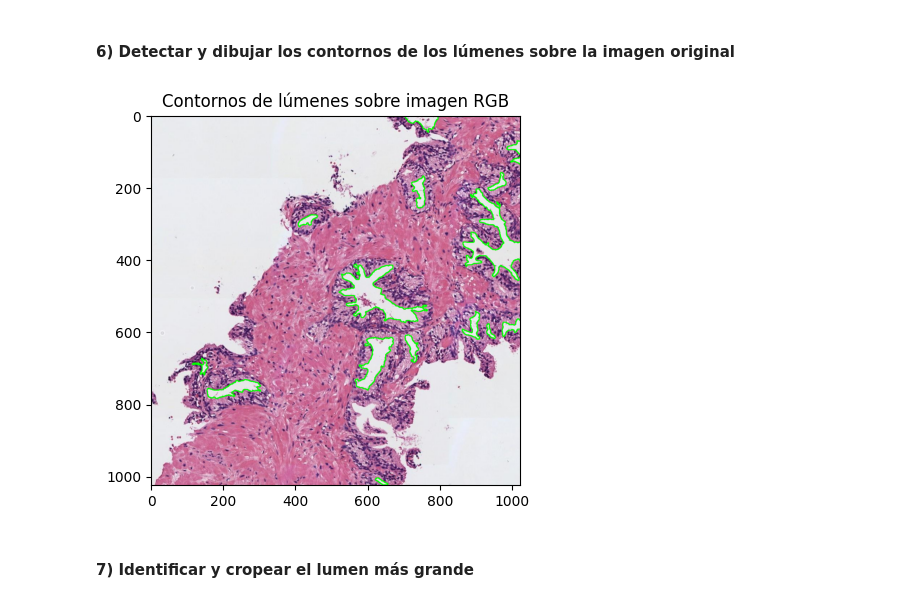
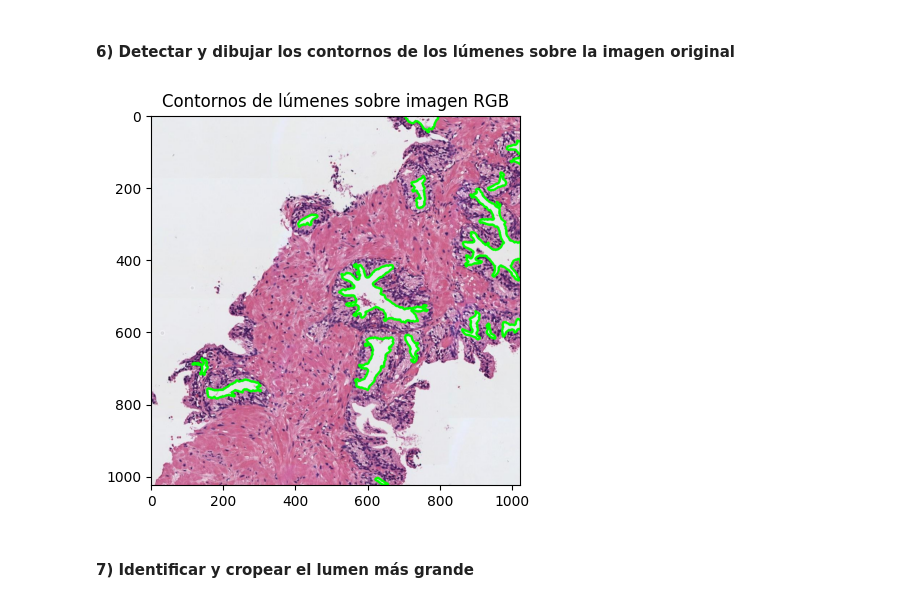
Before and after one commit to JoseJesusLaCasaNieto/Supervised_Learning, a Jupyter notebook: Actividad_C1_P1_LaCasaNieto_JoseJesus.ipynb, the cells around one changed output. Drawn from its saved outputs; the diff is of its cells as text; code cells hidden in the pictures.

```diff
--- a/Actividad_C1_P1_LaCasaNieto_JoseJesus.ipynb
+++ b/Actividad_C1_P1_LaCasaNieto_JoseJesus.ipynb
@@ -159,17 +159,17 @@ plt.show()
 # %%
 # Dibujar los contornos de los lúmenes en color verde sobre la imagen original RGB. Nota: Utilizar los flags necesarios
 # para que los contornos en verde sean perfectamente visibles.
 # Visualizar la imagen superpuesta
 
 M_cleaned_uint8 = M_cleaned_int.astype(np.uint8)    # Convierto la imagen a datos tipo np.uint8 para trabajar con la función cv2.findContours()
 contours, _ = cv2.findContours(M_cleaned_uint8, cv2.RETR_EXTERNAL, cv2.CHAIN_APPROX_SIMPLE)     # La función utiliza la imagen binaria con formato np.uint8, un modo de recuperación de contornos (cv2.RETR_EXTERNAL) que devuelve los contornos externos y un método de aproximación (cv2.CHAIN_APPROX_SIMPLE) que optimiza el cálculo de los contornos dejando sólo los puntos finales
-img = cv2.drawContours(histo_1_rgb.copy(), contours, -1, (0, 255, 0), thickness=2)       # Función para dibujar los contornos (contours) sobre la imagen RGB (img). El valor -1 indica que se tienen que dibujar todos los contornos. Si fuese positivo, se dibujaría el de la posición correspondiente
+img = cv2.drawContours(histo_1_rgb.copy(), contours, -1, (0, 255, 0), thickness=5)       # Función para dibujar los contornos (contours) sobre la imagen RGB (img). El valor -1 indica que se tienen que dibujar todos los contornos. Si fuese positivo, se dibujaría el de la posición correspondiente
 
 plt.imshow(img, cmap='gray')
 plt.title("Contornos de lúmenes sobre imagen RGB")
 plt.show()
 # %% [output]
-[figure, old version]
+[figure, new version]
 # %% [markdown]
 #### 7) Identificar y cropear el lumen más grande
 # %%
```
Also changed, not shown: parts of 3 cells of this notebook.
